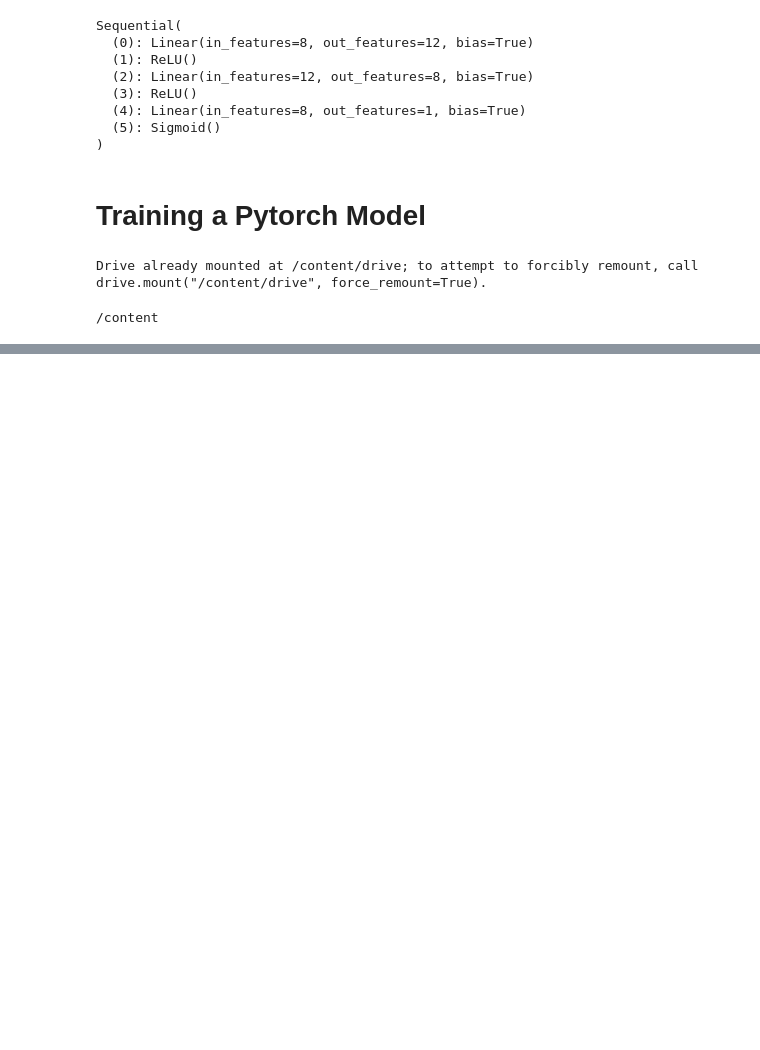
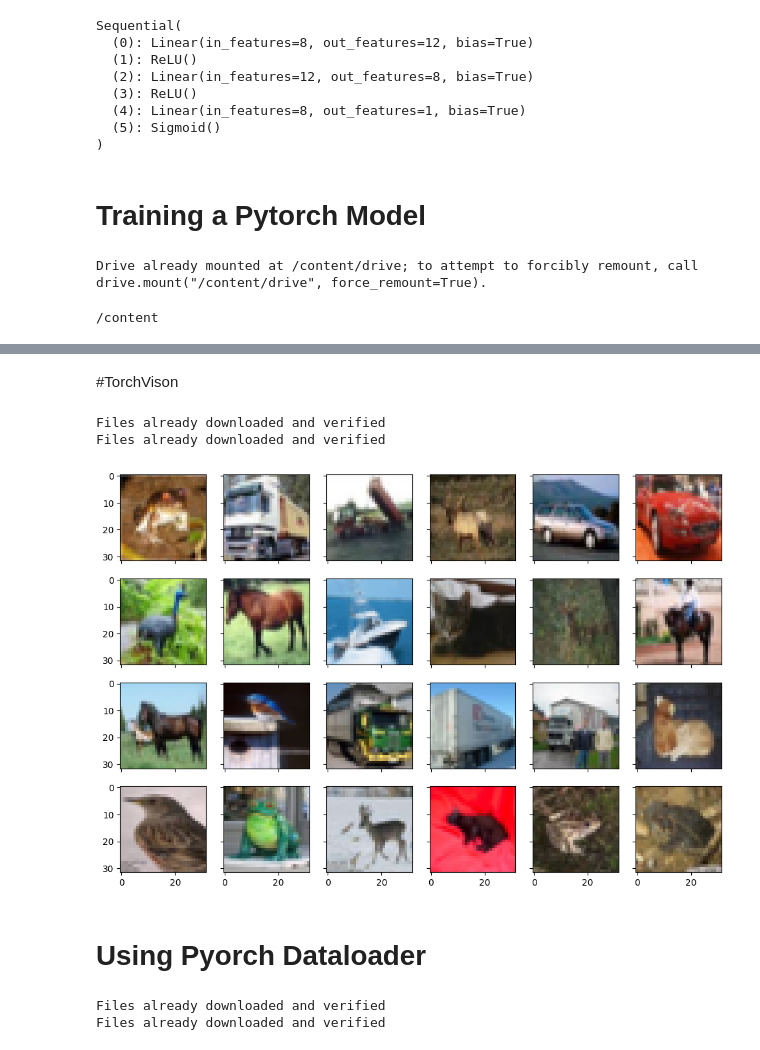
Before and after one commit to Karan345/DS_ML_Practice, a Jupyter notebook: Torch1.ipynb, the cells around one changed output, grey strips where cells are left out. Drawn from its saved outputs; the diff is of its cells as text; code cells hidden in the pictures; blank space fills up the shorter version.

```diff
--- a/Torch1.ipynb
+++ b/Torch1.ipynb
@@ -118,0 +119,28 @@ Accuracy 0.7682291865348816
+# %% [markdown]
+#TorchVison
+# %%
+import matplotlib.pyplot as plt
+import torchvision
+
+trainset = torchvision.datasets.CIFAR10(root='./data', train=True, download=True)
+testset = torchvision.datasets.CIFAR10(root='./data', train=False, download=True)
+# %% [output]
+Files already downloaded and verified
+Files already downloaded and verified
+# %%
+fig,ax = plt.subplots(4,6, sharex=True, sharey=True, figsize=(12,8))
+for i in range(0,24):
+  row,col = i//6, i%6
+  ax[row][col].imshow(trainset.data[i])
+plt.show()
+# %% [output]
+[figure, added]
+# %% [markdown]
+# Using Pyorch Dataloader
+# %%
+transform = torchvision.transforms.Compose([torchvision.transforms.ToTensor()])
+trainset = torchvision.datasets.CIFAR10(root='./data', train=True, download=True,transform=transform)
+testset = torchvision.datasets.CIFAR10(root='./data', train=False, download=True,transform=transform)
+# %% [output]
+Files already downloaded and verified
+Files already downloaded and verified
```
Also changed, not shown: parts of 7 cells of this notebook.
